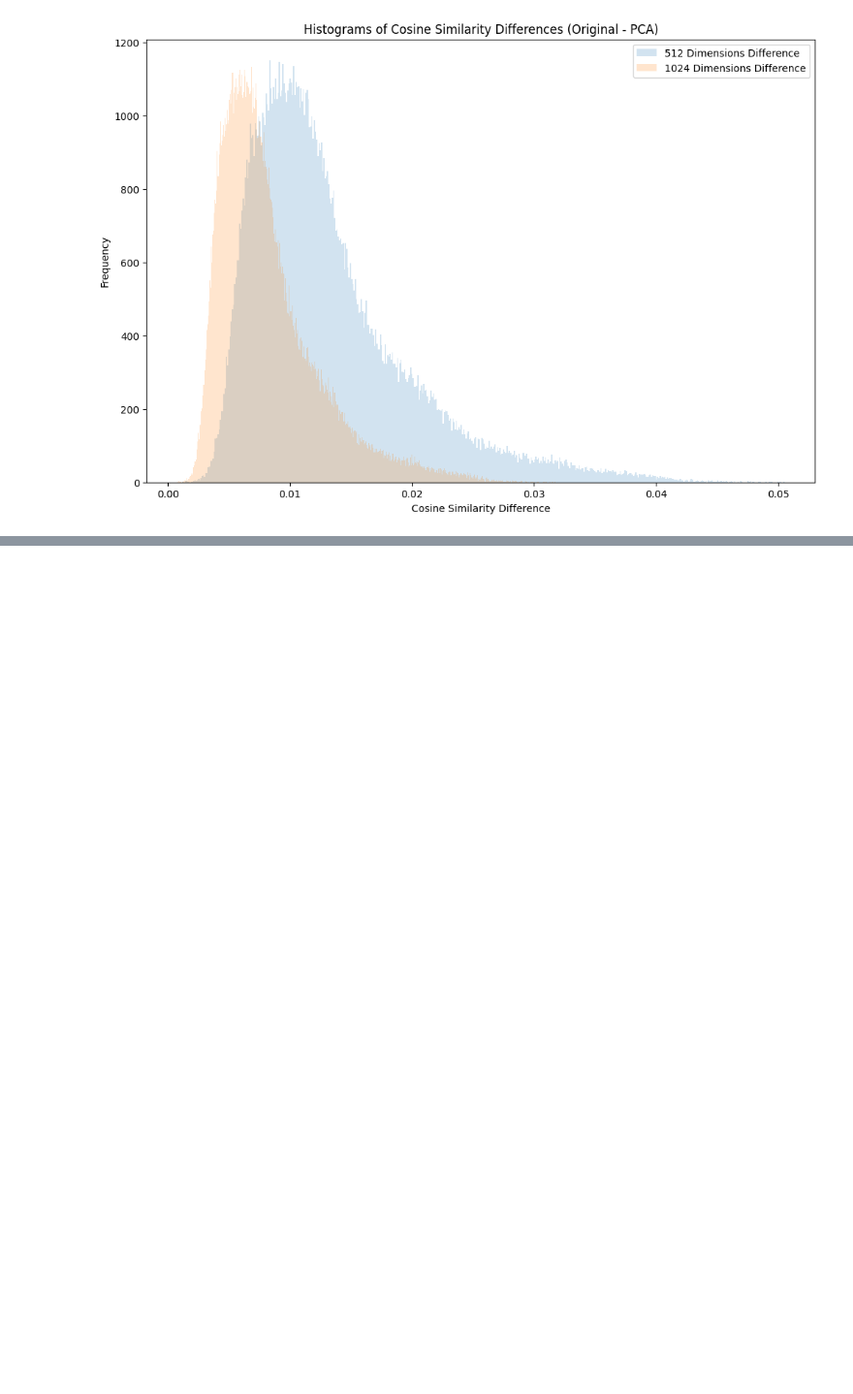
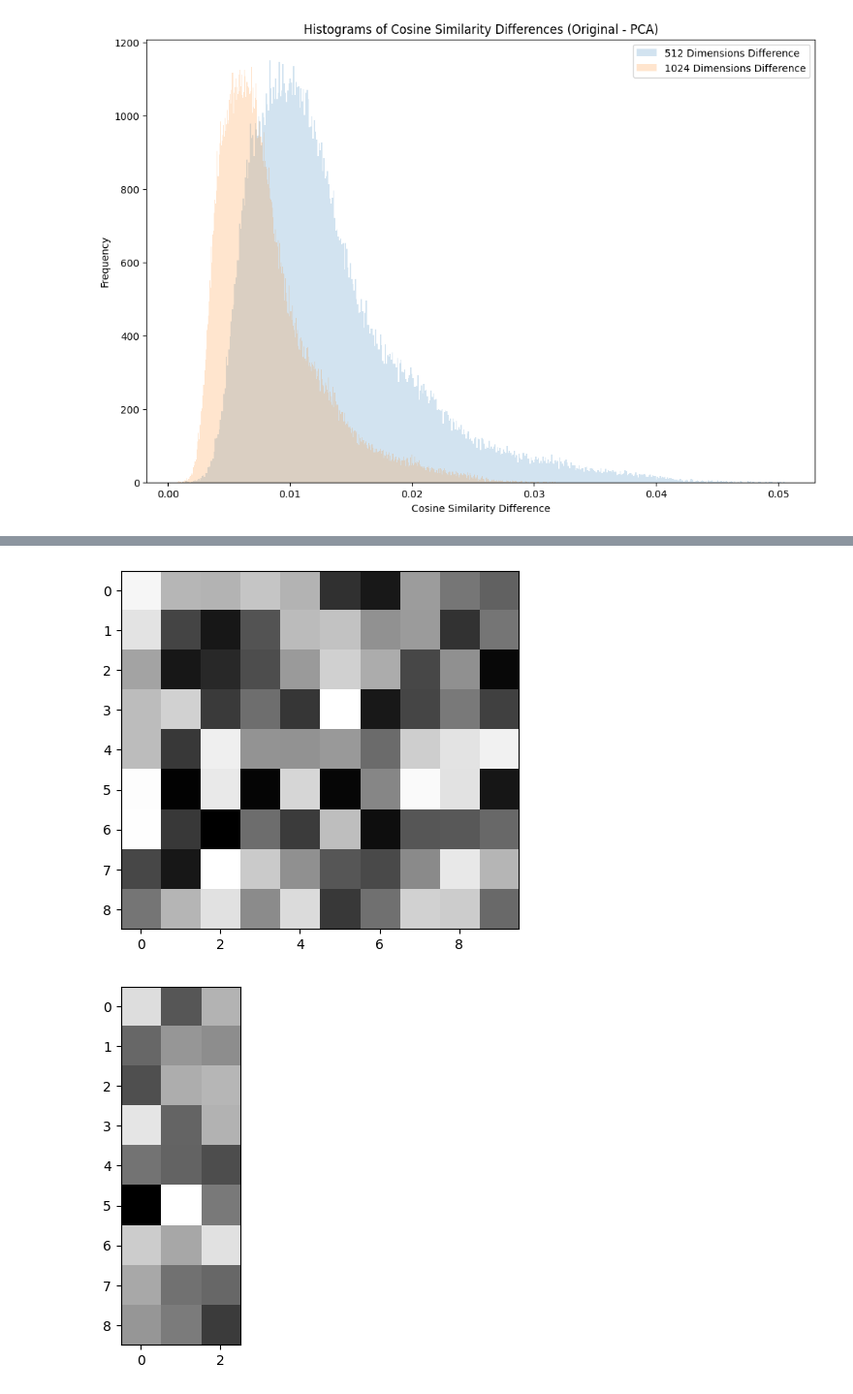
Before and after one commit to fermibot/python-projects, a Jupyter notebook: machine_learning/MachineLearning_PrincipalComponentAnalysis/MachineLearning_PrincipalComponentAnalysis.ipynb, the cells around one changed output, grey strips where cells are left out. Shown at 97% size. Cells and saved outputs as stored; diff of their text form; code cells hidden in the pictures; blank space fills up the shorter version.

```diff
--- a/machine_learning/MachineLearning_PrincipalComponentAnalysis/MachineLearning_PrincipalComponentAnalysis.ipynb
+++ b/machine_learning/MachineLearning_PrincipalComponentAnalysis/MachineLearning_PrincipalComponentAnalysis.ipynb
@@ -185,0 +296,16 @@ plt.show()
+# %%
+
+
+# print_demo(features_original, "Features | Original")
+# print_demo(features, "Features")
+# print_demo(features_projected, "Features | Projected")
+
+plt.imshow(features_original, cmap='gray')
+plt.show()
+# plt.imshow(features, cmap='gray')
+# plt.show()
+plt.imshow(features_projected, cmap='gray')
+plt.show()
+# %% [output]
+[figure, added]
+[figure, added]
```
Also changed, not shown: parts of 7 cells of this notebook.
